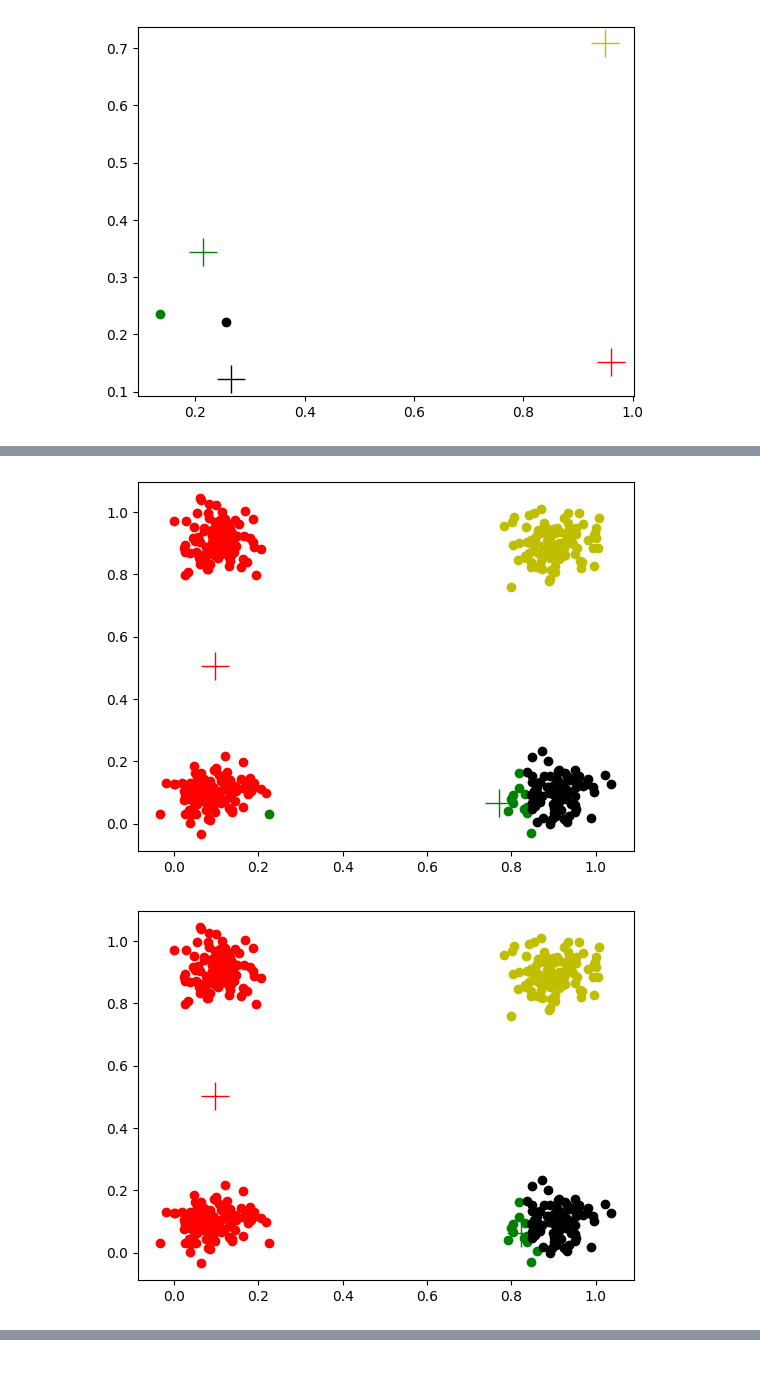
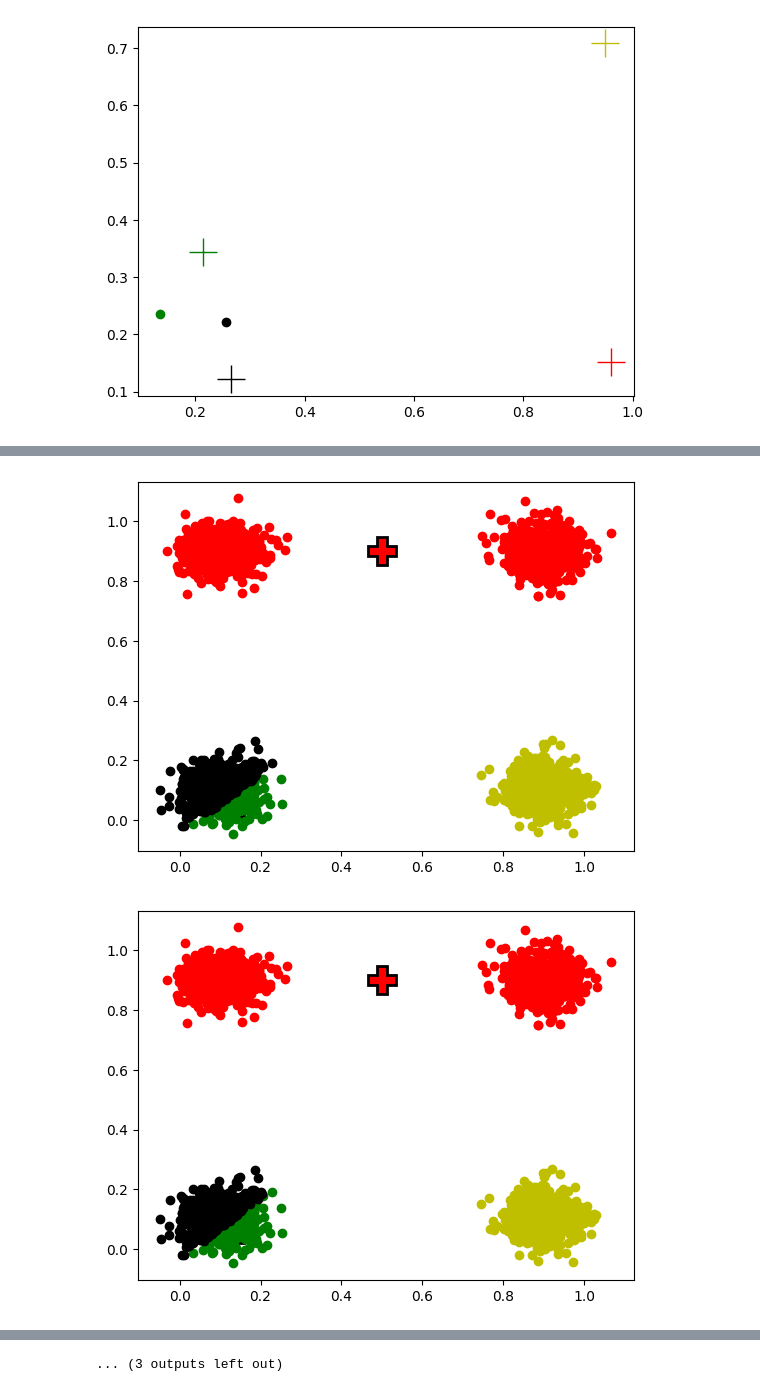
Before and after one commit to OmerFaruk-Celik/YapayZeka, a Jupyter notebook: K-Means.ipynb, the cells around one changed output, grey strips where cells are left out. Saved outputs shown, nothing was run; the diff lists cells and outputs as text; code cells hidden in the pictures.

```diff
--- a/K-Means.ipynb
+++ b/K-Means.ipynb
@@ -325,7 +325,7 @@ import os
 merkezler = np.array([[0.1, 0.1], [0.9, 0.1], [0.1, 0.9], [0.9, 0.9]])
 
 # Her küme için noktaların sayısı
-n = 100 # Toplam 100 nokta için her kümede 25 nokta
+n = 500  # Toplam 100 nokta için her kümede 25 nokta
 
 # Noktaları oluşturma
 noktalar = np.vstack([np.column_stack((np.random.normal(merkez[0], 0.05, n),
@@ -362,7 +362,7 @@ for _ in range(max_iters):
     plt.clf()  # Clear the current figure
     renkler = ['r', 'g', 'k', 'y']
     for i in range(4):
-        plt.plot(gruplar[0, i], gruplar[1, i], renkler[i] + '+', markersize=20)
+        plt.plot(gruplar[0, i], gruplar[1, i], renkler[i] + 'P', markersize=20, markeredgewidth=2, markeredgecolor='k')
         plt.plot(noktalar[etikeler == i, 0], noktalar[etikeler == i, 1], renkler[i] + 'o')
 
     # Grafiği dosyaya kaydet
@@ -399,2 +399,2 @@ os.rmdir(temp_folder)
-[figure, old version]
+[figure, new version]
-[figure, old version]
+[figure, new version]
@@ -406,0 +410 @@ os.rmdir(temp_folder)
+... (3 outputs left out)
```
Also changed, not shown: parts of 1 cell of this notebook, 1 other file.
